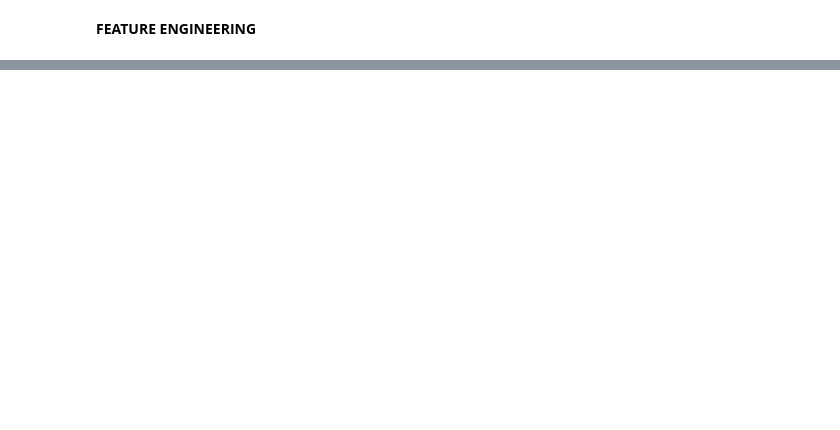
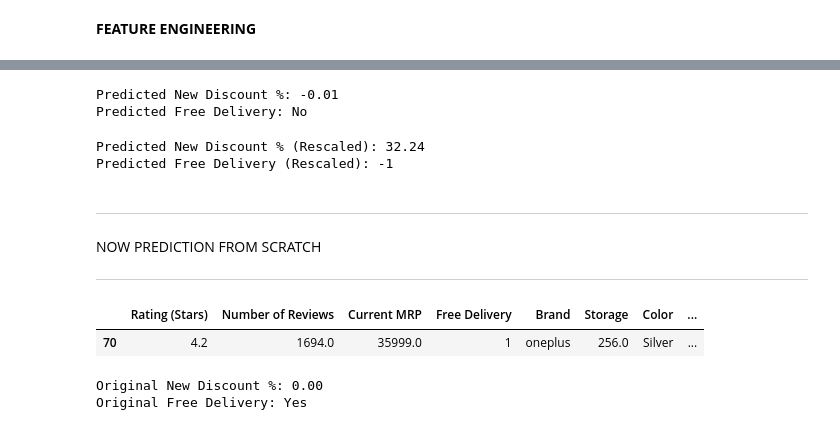
Before and after one commit to madhavJivani/EDA_Ecommerce, a Jupyter notebook: Submitables/combine.ipynb, the cells around one changed output, grey strips where cells are left out. Cells and saved outputs as stored; diff of their text form; code cells hidden in the pictures; blank space fills up the shorter version.

```diff
--- a/Submitables/combine.ipynb
+++ b/Submitables/combine.ipynb
@@ -1713,0 +1763,61 @@ pickle.dump(log_reg, open('logistic_regression_free_delivery_model.pkl', 'wb'))
+# %%
+features_regression = ['Rating (Stars)', 'Number of Reviews', 'Storage',
+                       'New Bought Last Month', 'RAM', 'Brand_oneplus', 'Brand_xiaomi',
+                       'Color_Blue', 'Color_Red', 'Color_Silver']
+features_classification = ['Number of Reviews', 'Storage', 'New Bought Last Month', 'RAM',
+                           'Brand_oneplus', 'Brand_oppo', 'Brand_samsung', 'Brand_vivo',
+                           'Brand_xiaomi', 'Color_Green']
+data_regression = data[features_regression]
+data_classification = data[features_classification]
+
+# Predict New Discount % using Random Forest model
+discount_prediction = rf_reg.predict(data_regression)[0]
+print(f"Predicted New Discount %: {discount_prediction:.2f}")
+
+# Predict Free Delivery using Logistic Regression model
+delivery_prediction = log_reg.predict(data_classification)[0]
+delivery_label = 'Yes' if delivery_prediction == 1 else 'No'
+print(f"Predicted Free Delivery: {delivery_label}")
+# %% [output]
+Predicted New Discount %: -0.01
+Predicted Free Delivery: No
+# %%
+# now rescaling it back to original values
+
+# Load the scalers from JSON file
+with open('scalers.json', 'r') as json_file:
+    scalers_loaded = json.load(json_file)
+
+# Rescale the predicted New Discount % value
+min_val, max_val = scalers_loaded['New Discount (%)']
+discount_prediction_rescaled = min_val + (discount_prediction + 1) / 2 * (max_val - min_val)
+print(f"Predicted New Discount % (Rescaled): {discount_prediction_rescaled:.2f}")
+
+
+# Rescale the predicted Free Delivery value
+delivery_prediction_rescaled = 1 if delivery_prediction == 1 else -1
+print(f"Predicted Free Delivery (Rescaled): {delivery_prediction_rescaled}")
+# %% [output]
+Predicted New Discount % (Rescaled): 32.24
+Predicted Free Delivery (Rescaled): -1
+# %% [markdown]
+----------------
+
+NOW PREDICTION FROM SCRATCH
+
+-----------
+# %%
+data = pd.read_csv('data_02.csv')
+data = data.sample()
+data
+# %% [output]
+|  | Rating (Stars) | Number of Reviews | Current MRP | Free Delivery | Brand | Storage | Color | ... |
+| 70 | 4.2 | 1694.0 | 35999.0 | 1 | oneplus | 256.0 | Silver | ... |
+# %%
+original_discount = data['New Discount (%)'].values[0]
+original_delivery = data['Free Delivery'].values[0]
+print(f"Original New Discount %: {original_discount:.2f}")
+print(f"Original Free Delivery: {'Yes' if original_delivery == 1 else 'No'}")
+# %% [output]
+Original New Discount %: 0.00
+Original Free Delivery: Yes
```
Also changed, not shown: parts of 50 cells of this notebook, 49 other files.
